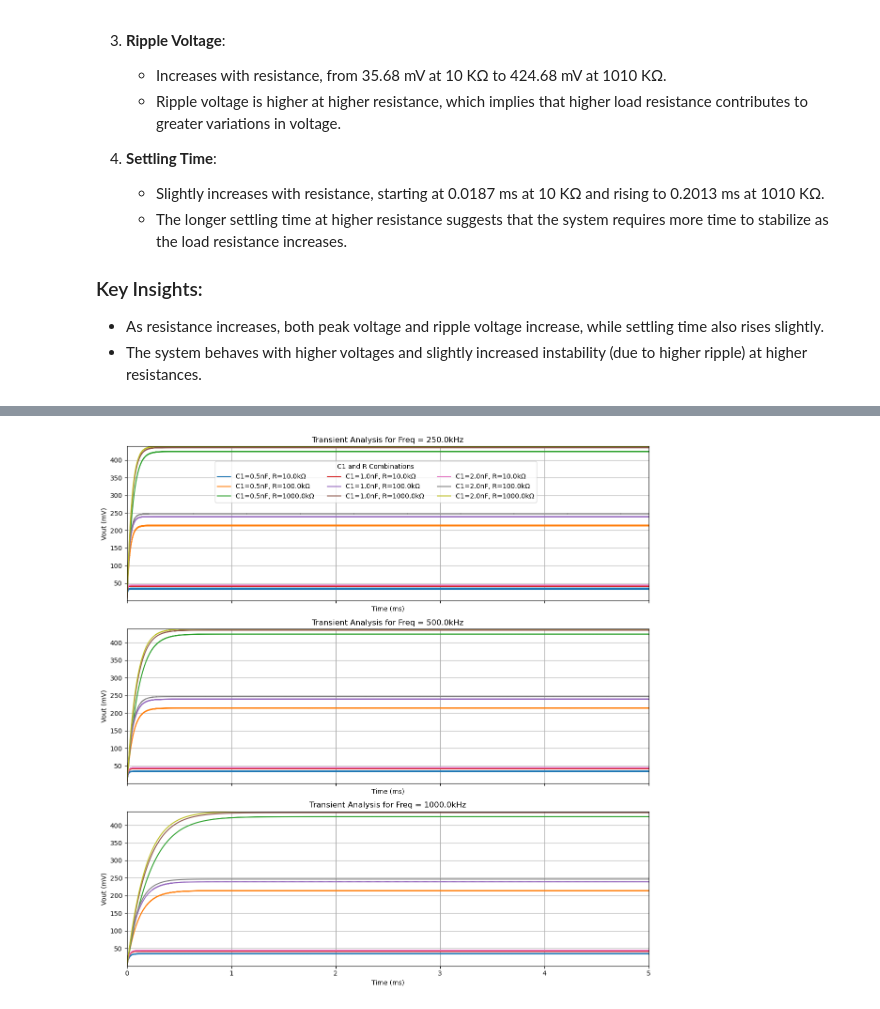
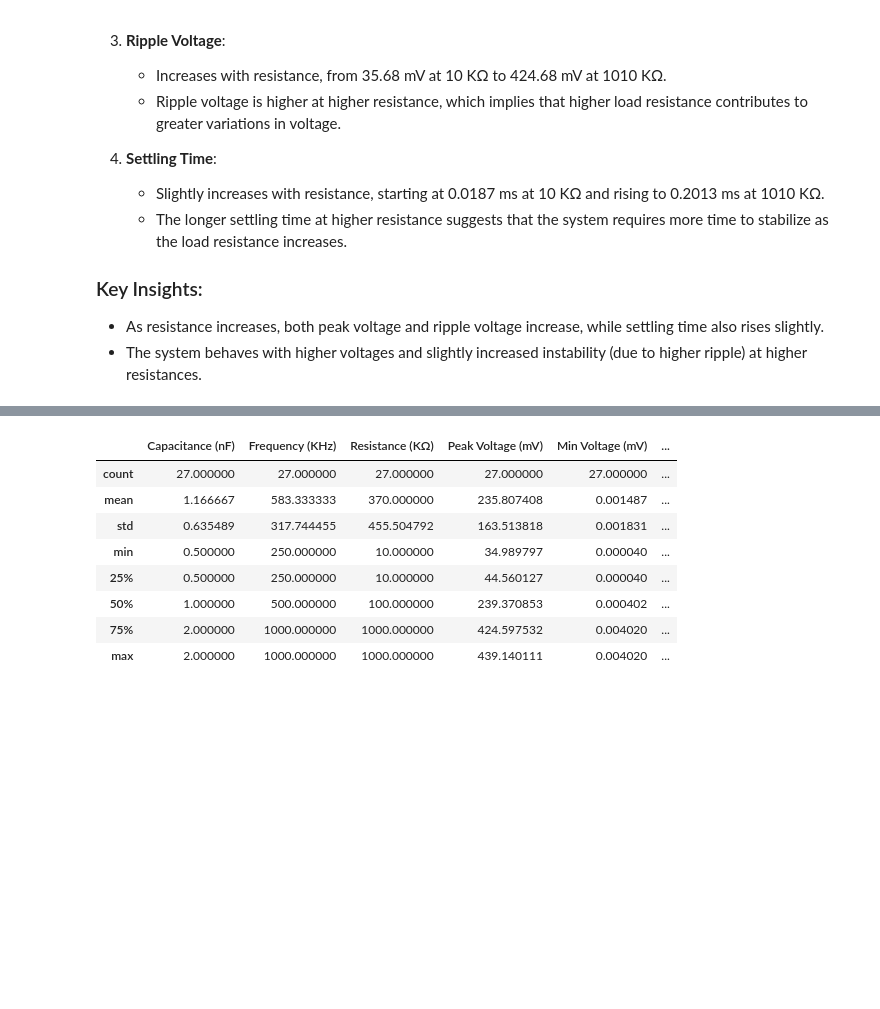
Before and after one commit to imran-nazir0011/minor-project-7th-sem, a Jupyter notebook: transient_analysis.ipynb, the cells around one changed output, grey strips where cells are left out. Cells and saved outputs as stored; diff of their text form; code cells hidden in the pictures; blank space fills up the shorter version.

```diff
--- a/transient_analysis.ipynb
+++ b/transient_analysis.ipynb
@@ -560,42 +547,12 @@ df7[df7['C1 (nF)'] == C1_val]
-# %%
-fig, axes = plt.subplots(3, 1, figsize=(12, 12), sharex=True, sharey=True)
-
-frequency_values = df7['Clock Frequency (KHz)'].unique()
-
-handles, labels = [], []
-
-for idx, clk_freq_val in enumerate(frequency_values):
-    ax = axes[idx]
-
-
-    subset_freq = df7[df7['Clock Frequency (KHz)'] == clk_freq_val]
-
-
-    for C1_val in subset_freq['C1 (nF)'].unique():
-        for R_val in subset_freq['R (kΩ)'].unique():
-            subset = subset_freq[(subset_freq['C1 (nF)'] == C1_val) &
-                                 (subset_freq['R (kΩ)'] == R_val)]
-
-
-            line, = ax.plot(subset['Time (ms)'], subset['Vout (mV)'], label=f'C1={C1_val}nF, R={R_val}kΩ')
-
-
-            if idx == 0:
-                handles.append(line)
-                labels.append(f'C1={C1_val}nF, R={R_val}kΩ')
-
-    ax.set_title(f'Transient Analysis for Freq = {clk_freq_val}kHz')
-    ax.set_xlabel('Time (ms)')
-    ax.set_ylabel('Vout (mV)')
-    ax.grid(True)
-
-
-plt.setp(axes, xlim=(0, df7['Time (ms)'].max()), ylim=(df7['Vout (mV)'].min(), df7['Vout (mV)'].max()))
-
-fig.legend(handles, labels, title='C1 and R Combinations', loc='upper center', bbox_to_anchor=(0.5, 0.95), ncol=3)
-
-plt.tight_layout()
-
-plt.show()
-# %% [output]
-[figure, removed]
+# %%
+df8.describe()
+# %% [output]
+|  | Capacitance (nF) | Frequency (KHz) | Resistance (KΩ) | Peak Voltage (mV) | Min Voltage (mV) | ... |
+| count | 27.000000 | 27.000000 | 27.000000 | 27.000000 | 27.000000 | ... |
+| mean | 1.166667 | 583.333333 | 370.000000 | 235.807408 | 0.001487 | ... |
+| std | 0.635489 | 317.744455 | 455.504792 | 163.513818 | 0.001831 | ... |
+| min | 0.500000 | 250.000000 | 10.000000 | 34.989797 | 0.000040 | ... |
+| 25% | 0.500000 | 250.000000 | 10.000000 | 44.560127 | 0.000040 | ... |
+| 50% | 1.000000 | 500.000000 | 100.000000 | 239.370853 | 0.000402 | ... |
+| 75% | 2.000000 | 1000.000000 | 1000.000000 | 424.597532 | 0.004020 | ... |
+| max | 2.000000 | 1000.000000 | 1000.000000 | 439.140111 | 0.004020 | ... |
```
Also changed, not shown: parts of 52 cells of this notebook, 2 other files.
